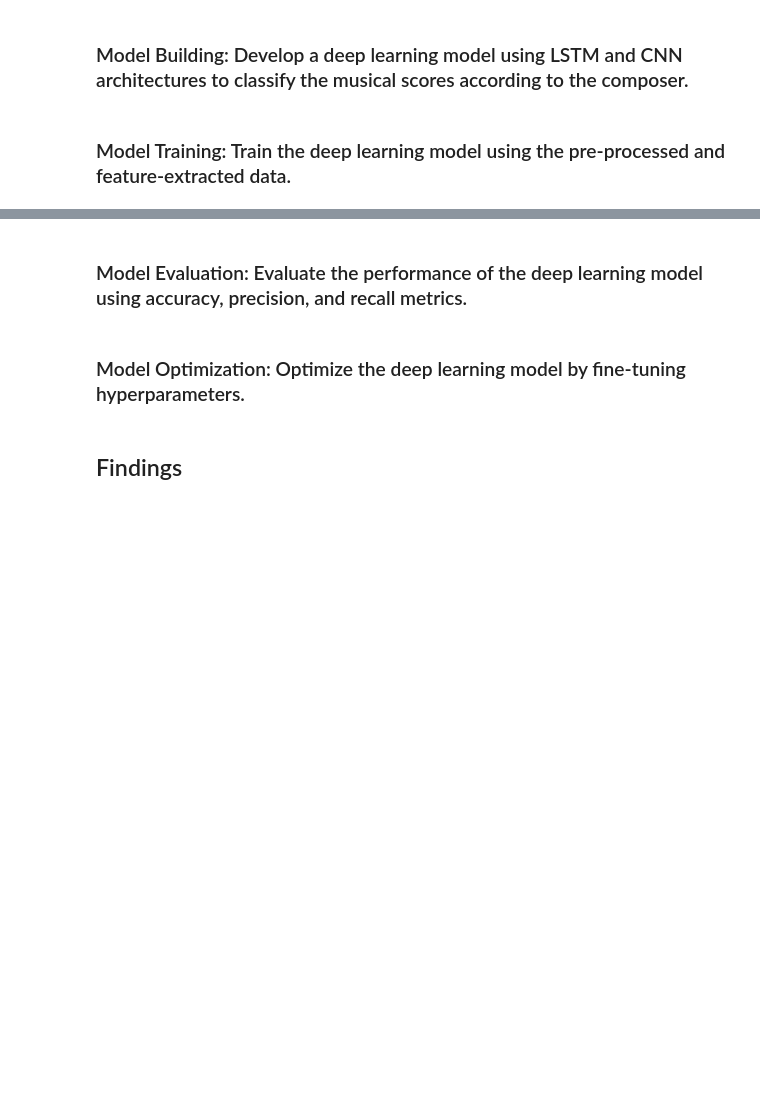
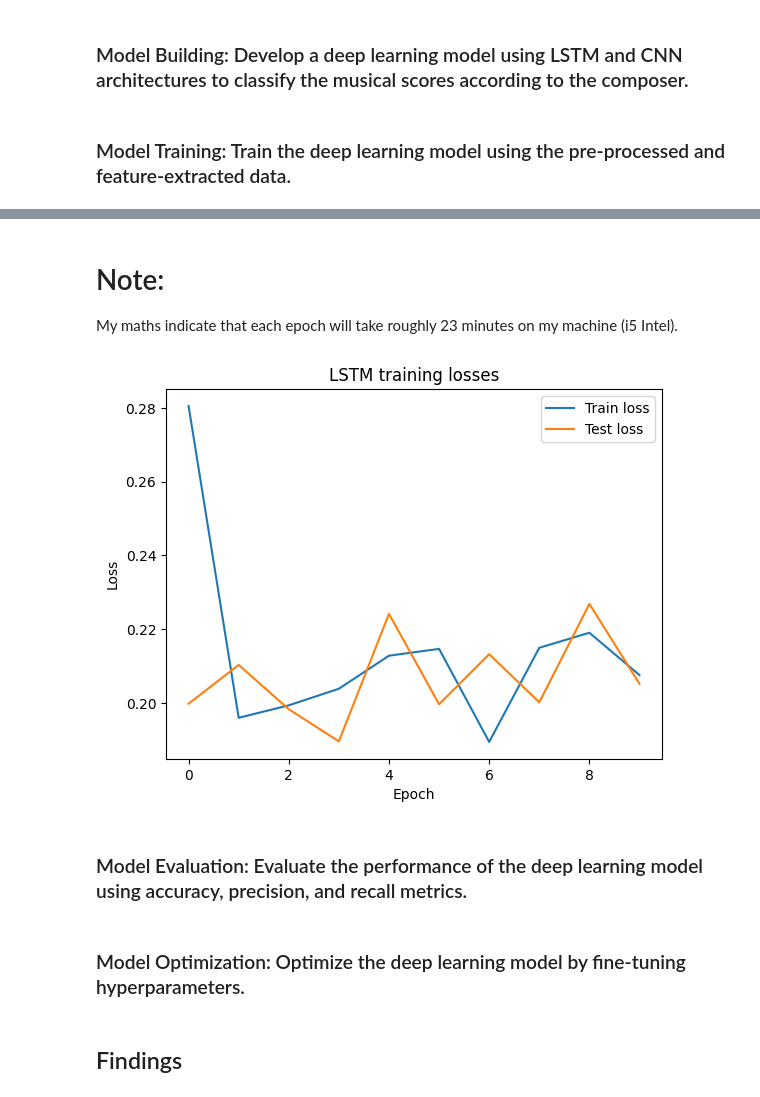
Before and after one commit to mr-kelsey/su25-aai511-group6, a Jupyter notebook: Notebooks/Group_6_Final Team Project: Music Genre and Composer Classification Using Deep Learning.ipynb, the cells around one changed output, grey strips where cells are left out. Drawn from its saved outputs; the diff is of its cells as text; code cells hidden in the pictures; blank space fills up the shorter version.

```diff
--- a/Notebooks/Group_6_Final Team Project: Music Genre and Composer Classification Using Deep Learning.ipynb
+++ b/Notebooks/Group_6_Final Team Project: Music Genre and Composer Classification Using Deep Learning.ipynb
@@ -141,15 +142,15 @@ class Capture:
 		self.tok_sequence = tok_sequence
 		composer = file_path.parts[-2:-1]
 		if "Bach" in composer:
-			return 0
+			return [1,0,0,0]
 		elif "Beethoven" in composer:
-			return 1
+			return [0,1,0,0]
 		elif "Chopin" in composer:
-			return 2
+			return [0,0,1,0]
 		elif "Mozart" in composer:
-			return 3
+			return [0,0,0,1]
 		else:
-			return -1
+			return [0,0,0,0]
 
 capture = Capture()
 collator = DataCollator(tokenizer.pad_token_id)
@@ -165,11 +166,12 @@ dataset_train = DatasetMIDI(
 dataloader_train = DataLoader(dataset_train, batch_size=64, collate_fn=collator, shuffle=True)
 
 dataset_valid = DatasetMIDI(
-    files_paths=list(Path(DATA_PATH, "Valid").glob("**/*.mid")),
+    files_paths=list(Path(DATA_PATH, "Validate").glob("**/*.mid")),
     tokenizer=tokenizer,
     max_seq_len=1024,
     bos_token_id=tokenizer["BOS_None"],
     eos_token_id=tokenizer["EOS_None"],
+	func_to_get_labels=capture.lable_composer
 )
 dataloader_valid = DataLoader(dataset_valid, batch_size=64, collate_fn=collator, shuffle=True)
 
@@ -179,5 +181,13 @@ dataset_test = DatasetMIDI(
     max_seq_len=1024,
     bos_token_id=tokenizer["BOS_None"],
     eos_token_id=tokenizer["EOS_None"],
+	func_to_get_labels=capture.lable_composer
 )
 dataloader_test = DataLoader(dataset_test, batch_size=64, collate_fn=collator)
+# %%
+for data in dataloader_train:
+	inputs = data["input_ids"].reshape([64, 1, 1024]).type(torch.float32)
+	labels = data["labels"]
+	print(inputs.dtype)
+	print(len(labels))
+	break
@@ -186,7 +199,7 @@ dataloader_test = DataLoader(dataset_test, batch_size=64, collate_fn=collator)
 # %%
 """LSTM and CNN definitions"""
 class ComposerLSTM(nn.Module):
-    def __init__(self, input_size, hidden_size, num_layers, num_classes, dropout=0.3):
+    def __init__(self, input_size, hidden_size, num_layers, num_classes, dropout=0):
         super(ComposerLSTM, self).__init__()
         self.lstm = nn.LSTM(input_size, hidden_size, num_layers,
                             batch_first=True, dropout=dropout)
@@ -202,9 +215,9 @@ class ComposerLSTM(nn.Module):
         out = nn.functional.relu(self.fc1(out))
         return self.fc2(out)
 
-class composerCNN(nn.Module):
+class ComposerCNN(nn.Module):
     def __init__(self):
-        super(composerCNN, self).__init__()
+        super(ComposerCNN, self).__init__()
         self.conv1 = nn.Conv2d(in_channels=1, out_channels=32, kernel_size=3, padding=1)
         self.conv2 = nn.Conv2d(in_channels=32, out_channels=64, kernel_size=3, padding=1)
         self.conv3 = nn.Conv2d(in_channels=64, out_channels=32, kernel_size=3, padding=1)
@@ -229,3 +282,18 @@ def train(model, dataset, num_epochs=300, lr=0.001):
+# %% [markdown]
+# Note:
+My maths indicate that each epoch will take roughly 23 minutes on my machine (i5 Intel).
+# %%
+"""Plot training and test losses"""
+plt.title("LSTM training losses")
+plt.ylabel("Loss")
+plt.xlabel("Epoch")
+
+plt.plot(total_train_losses, label="Train loss")
+plt.plot(total_validation_losses, label="Test loss")
+plt.legend()
+plt.show()
+# %% [output]
+[figure, added]
 # %% [markdown]
 ### Model Evaluation: Evaluate the performance of the deep learning model using accuracy, precision, and recall metrics.
 # %% [markdown]
```
Also changed, not shown: parts of 3 cells of this notebook.
